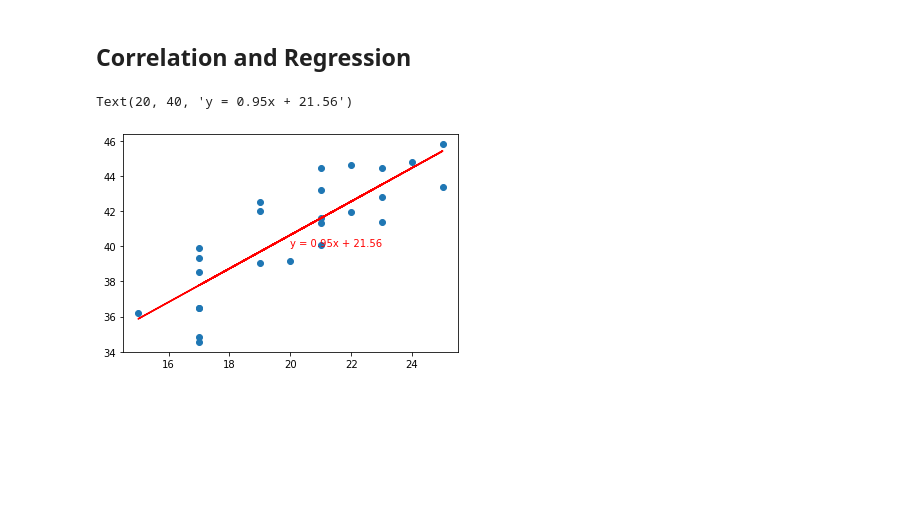
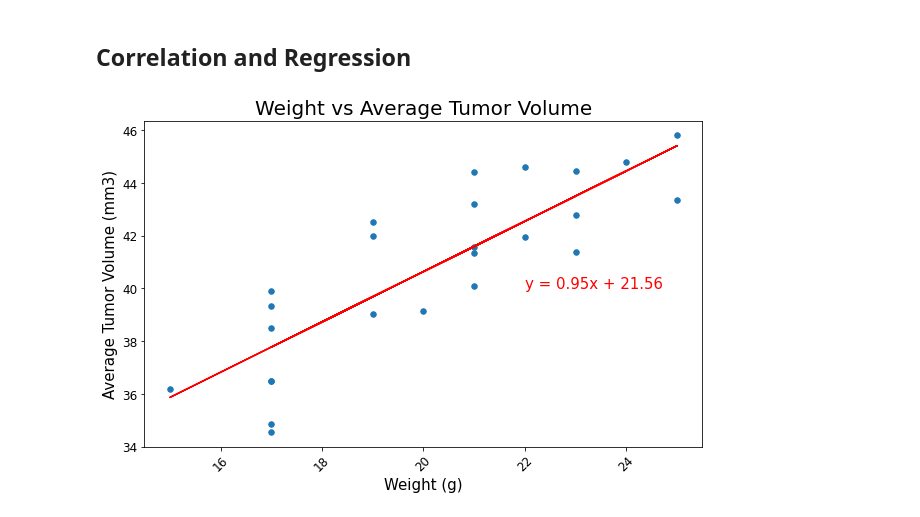
Before and after one commit to James-Akerman/Matplotlib-challenge, a Jupyter notebook: Pymaceuticals/pymaceuticals_James-Akerman.ipynb, the cells around one changed output. Cells and saved outputs as stored; diff of their text form; code cells hidden in the pictures; blank space fills up the shorter version.

```diff
--- a/Pymaceuticals/pymaceuticals_James-Akerman.ipynb
+++ b/Pymaceuticals/pymaceuticals_James-Akerman.ipynb
@@ -355,15 +364,32 @@ Average_tumor_volume_scatter = Average_tumor_volume.plot(kind = "scatter", x = "
 # %%
 # Calculate the correlation coefficient and linear regression model
 # for mouse weight and average tumor volume for the Capomulin regimen
 
+# Step 1: get the x and y axis values
 x_values = Average_tumor_volume["Weight (g)"]
 y_values = Average_tumor_volume["Tumor Volume (mm3)"]
+
+# Step 2: Create the linear regression model
 (slope, intercept, rvalue, pvalue, stderr) = st.linregress(x_values, y_values)
 regress_values = x_values * slope + intercept
 line_eq = "y = " + str(round(slope,2)) + "x + " + str(round(intercept,2))
-plt.scatter(x_values,y_values)
+
+# Step 3: Create the plot
+Average_tumor_volume_scatter = Average_tumor_volume.plot.scatter( x = "Weight (g)", y = "Tumor Volume (mm3)",
+                                                        figsize = (10, 6), s = 30)
 plt.plot(x_values,regress_values,"r-")
-plt.annotate(line_eq,xy=(20,40),fontsize=10,color="red")
+
+# Step 4: Reformat all the labels, titles, and ticks
+Average_tumor_volume_scatter.set_xlabel(xlabel = "Weight (g)", size = 15)
+Average_tumor_volume_scatter.set_title(("Weight vs Average Tumor Volume") , size = 20)
+Average_tumor_volume_scatter.set_ylabel(ylabel = "Average Tumor Volume (mm3)", size = 15)
+Average_tumor_volume_scatter.xaxis.set_tick_params(labelsize = 12, rotation = 45)
+Average_tumor_volume_scatter.yaxis.set_tick_params(labelsize = 12)
+
+# Step 4: Add the Linear Regression Model to the Scatterplot
+plt.annotate(line_eq,xy = (22,40), fontsize = 15 , color = "red")
+
+# Step 5: Show the result
+plt.show()
 # %% [output]
-Text(20, 40, 'y = 0.95x + 21.56')
-[figure, old version]
+[figure, new version]
```
Also changed, not shown: parts of 3 cells of this notebook.
